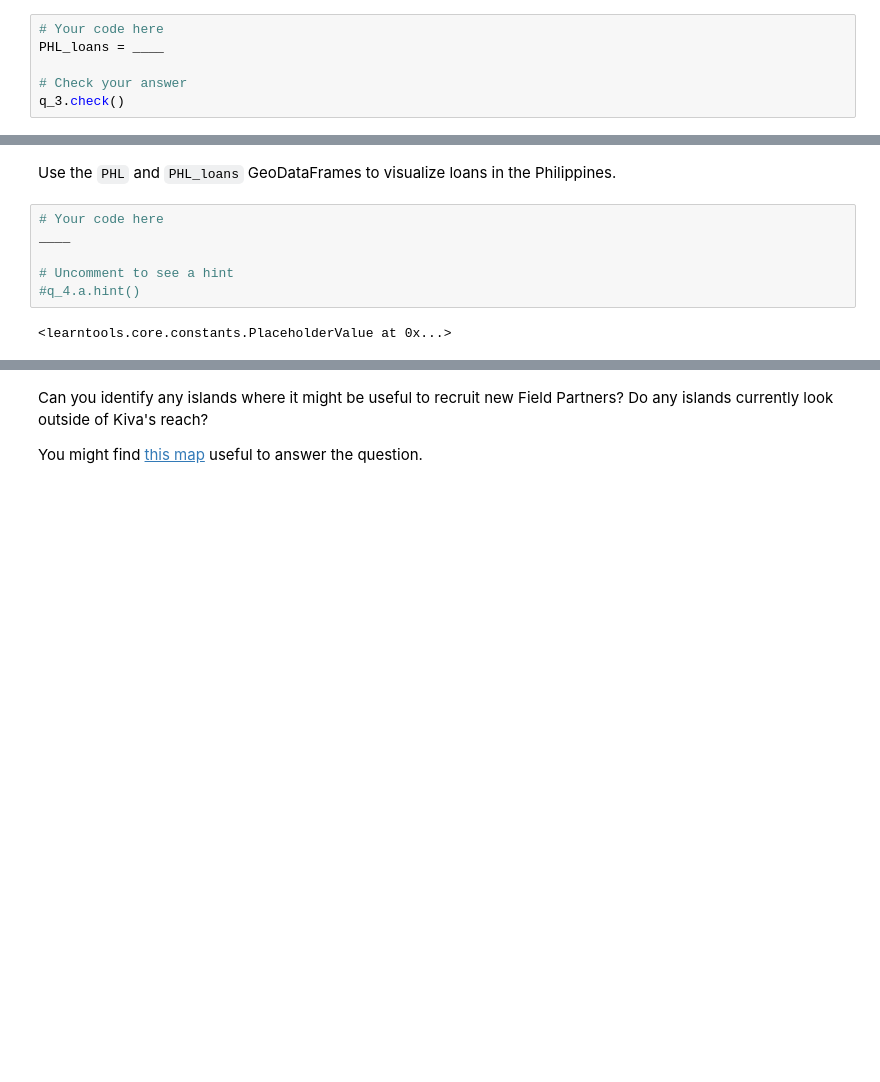
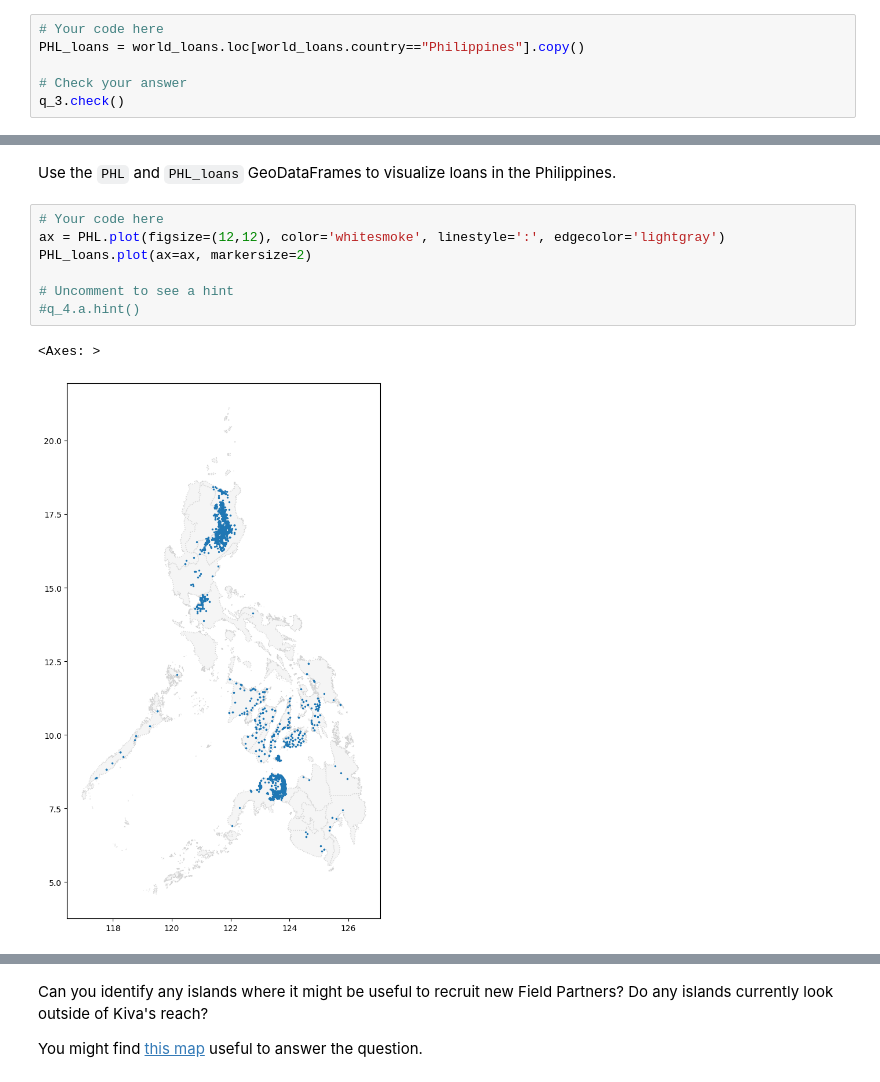
Before and after one commit to ubinix-warun/kaggle-notebook, a Jupyter notebook: geospatial-analysis/exercise-your-first-map.ipynb, the cells around one changed output, grey strips where cells are left out. Cells and saved outputs as stored; diff of their text form; blank space fills up the shorter version.

```diff
--- a/geospatial-analysis/exercise-your-first-map.ipynb
+++ b/geospatial-analysis/exercise-your-first-map.ipynb
@@ -86,7 +86,7 @@ q_2.check()
 Next, you'll focus on loans that are based in the Philippines.  Use the next code cell to create a GeoDataFrame `PHL_loans` which contains all rows from `world_loans` with loans that are based in the Philippines.
 # %%
 # Your code here
-PHL_loans = ____
+PHL_loans = world_loans.loc[world_loans.country=="Philippines"].copy()
 
 # Check your answer
 q_3.check()
@@ -120,12 +117,14 @@ PHL.head()
 Use the `PHL` and `PHL_loans` GeoDataFrames to visualize loans in the Philippines.
 # %%
 # Your code here
-____
+ax = PHL.plot(figsize=(12,12), color='whitesmoke', linestyle=':', edgecolor='lightgray')
+PHL_loans.plot(ax=ax, markersize=2)
 
 # Uncomment to see a hint
 #q_4.a.hint()
 # %% [output]
-<learntools.core.constants.PlaceholderValue at 0x...>
+<Axes: >
+[figure, added]
 # %%
 # Get credit for your work after you have created a map
 q_4.a.check()
```
Also changed, not shown: parts of 3 cells of this notebook.
